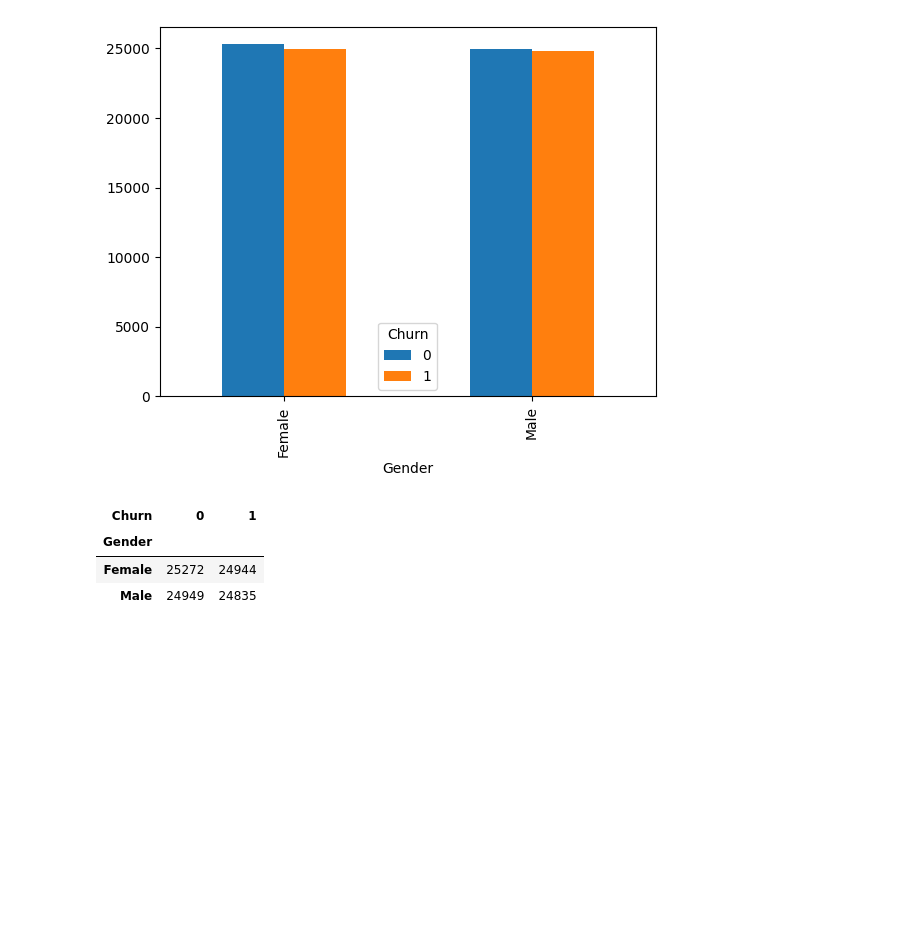
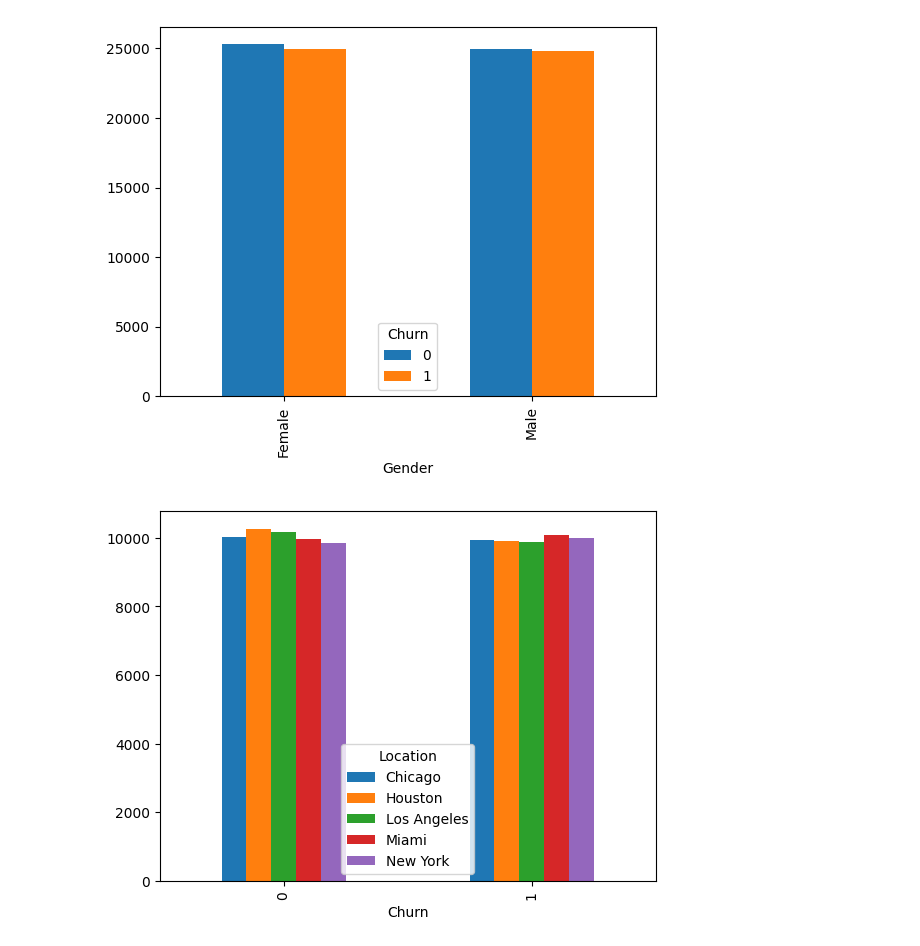
Before and after one commit to ravindra-pandey/machine_learning_projects, a Jupyter notebook: costomer_churn_prediction/main.ipynb, the cells around one changed output. Saved outputs shown, nothing was run; the diff lists cells and outputs as text; code cells hidden in the pictures; blank space fills up the shorter version.

```diff
--- a/costomer_churn_prediction/main.ipynb
+++ b/costomer_churn_prediction/main.ipynb
@@ -5,6 +5,4 @@ import requests
 import numpy as np
 import pandas as pd
 import matplotlib.pyplot as plt
-
-plt.style.use('default')
 # %% [markdown]
@@ -129,10 +129,8 @@ grouped = data.groupby(['Gender', 'Churn']).size().unstack(fill_value=1)
 ax = grouped.plot(kind='bar')
 # %% [output]
 [figure]
-# %%
-grouped
-# %% [output]
-| Churn | 0 | 1 |
-| Gender |  |  |
-| Female | 25272 | 24944 |
-| Male | 24949 | 24835 |
+# %%
+grouped = data.groupby(['Churn', 'Location']).size().unstack(fill_value=1)
+ax = grouped.plot(kind='bar')
+# %% [output]
+[figure, added]
```
Also changed, not shown: parts of 21 cells of this notebook, 3 other files.
